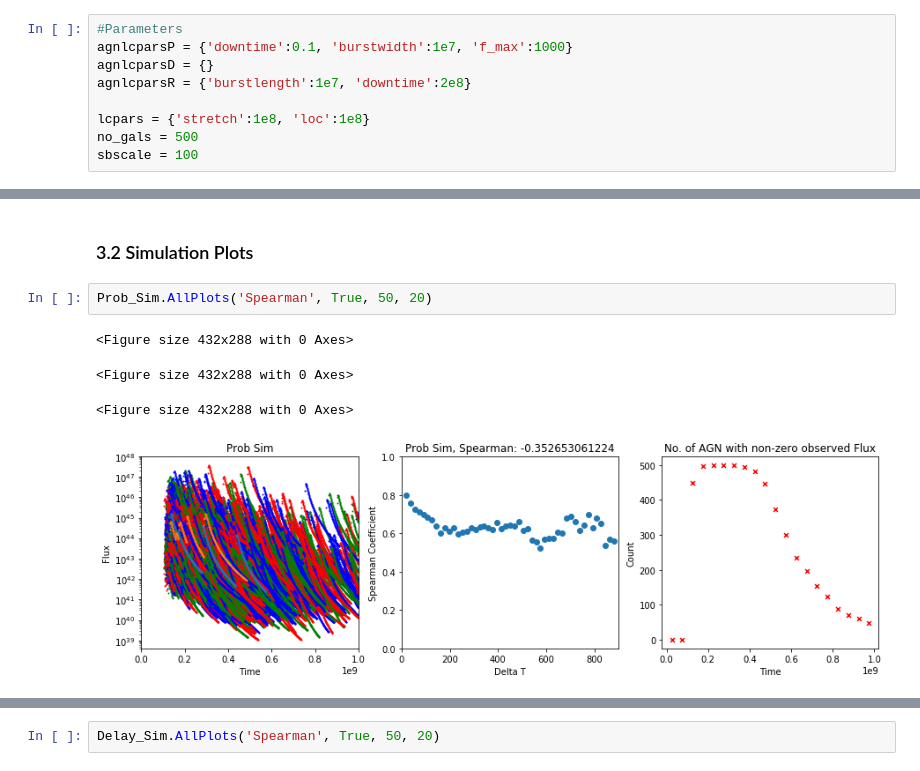
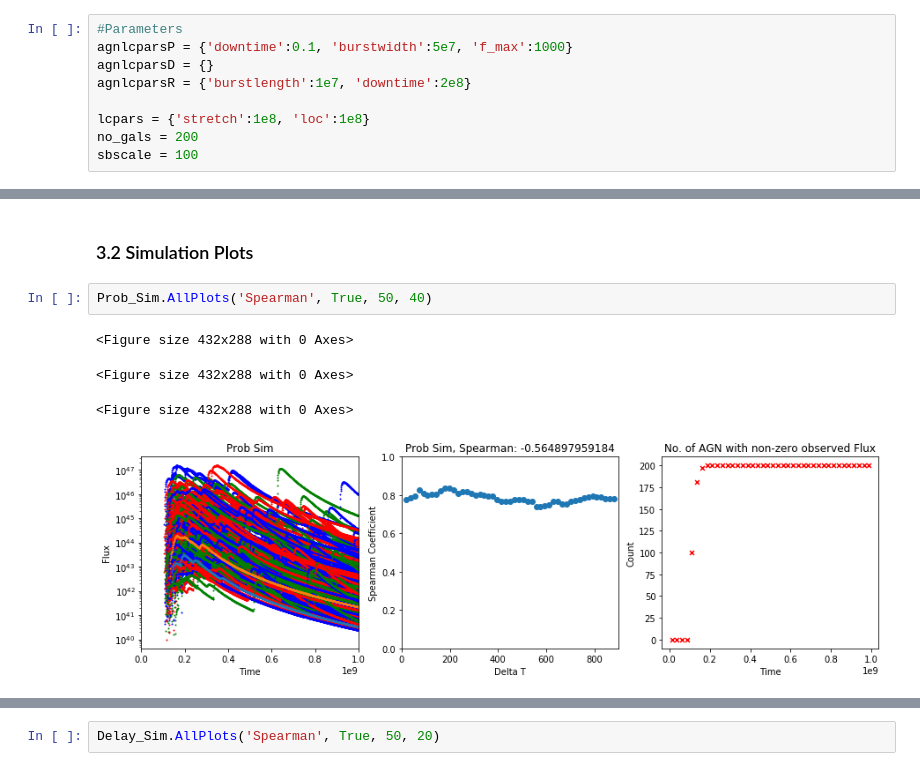
Before and after one commit to jr832jtr/MPhys-Project, a Jupyter notebook: MPhys.ipynb, the cells around one changed output, grey strips where cells are left out. Saved outputs shown, nothing was run; the diff lists cells and outputs as text.

```diff
--- a/MPhys.ipynb
+++ b/MPhys.ipynb
@@ -70,12 +68,12 @@ scs.pearsonr(f, f3)
 ## 3. Simulating Populations of Galaxies with AGN Activity
 # %%
 #Parameters
-agnlcparsP = {'downtime':0.1, 'burstwidth':1e7, 'f_max':1000}
+agnlcparsP = {'downtime':0.1, 'burstwidth':5e7, 'f_max':1000}
 agnlcparsD = {}
 agnlcparsR = {'burstlength':1e7, 'downtime':2e8}
 
 lcpars = {'stretch':1e8, 'loc':1e8}
-no_gals = 500
+no_gals = 200
 sbscale = 100
 # %%
 Prob_Sim = MPhysClasses.AGNSFR('prob_lognorm', agnlcpars = agnlcparsP, lcpars = lcpars, no_gals = no_gals, sbscale = sbscale, name = 'Prob Sim')
@@ -117,9 +115,9 @@ Prob_Sim.msigma()
 # %% [markdown]
 ### 3.2 Simulation Plots
 # %%
-Prob_Sim.AllPlots('Spearman', True, 50, 20)
+Prob_Sim.AllPlots('Spearman', True, 50, 40)
 # %% [output]
 <Figure size 432x288 with 0 Axes>
 <Figure size 432x288 with 0 Axes>
 <Figure size 432x288 with 0 Axes>
-[figure, old version]
+[figure, new version]
```
Also changed, not shown: parts of 8 cells of this notebook.
